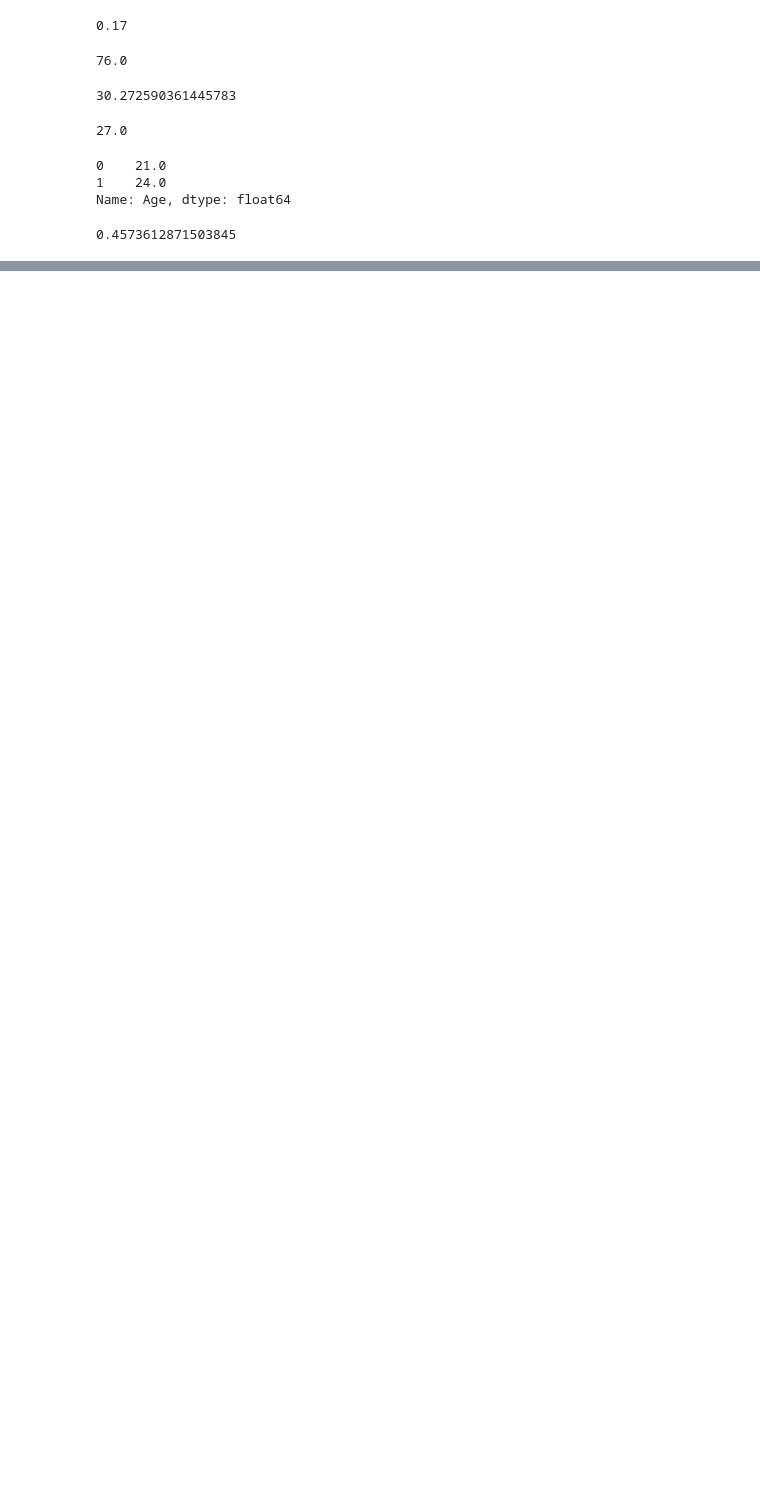
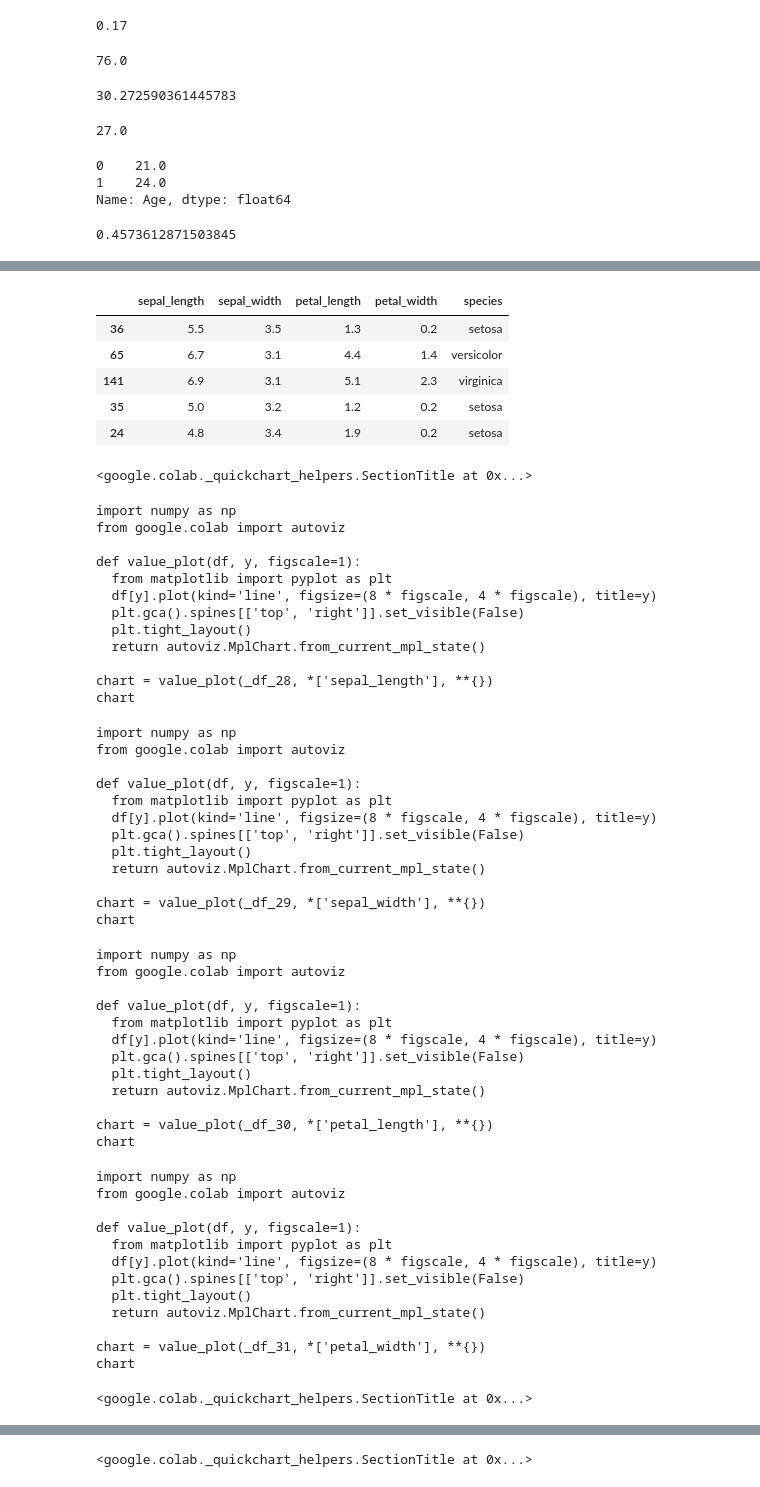
Before and after one commit to kumar11jr/Machine_learning, a Jupyter notebook: ml.ipynb, the cells around one changed output, grey strips where cells are left out. Cells and saved outputs as stored; diff of their text form; code cells hidden in the pictures; blank space fills up the shorter version.

```diff
--- a/ml.ipynb
+++ b/ml.ipynb
@@ -280,0 +492,2 @@ df2['Age'].skew()
+# %%
+flights = sb.load_dataset('flights')
@@ -280,0 +605,61 @@ df2['Age'].skew()
+# %%
+iris = sb.load_dataset('iris')
+# %%
+iris.sample(5)
+# %% [output]
+|  | sepal_length | sepal_width | petal_length | petal_width | species |
+| 36 | 5.5 | 3.5 | 1.3 | 0.2 | setosa |
+| 65 | 6.7 | 3.1 | 4.4 | 1.4 | versicolor |
+| 141 | 6.9 | 3.1 | 5.1 | 2.3 | virginica |
+| 35 | 5.0 | 3.2 | 1.2 | 0.2 | setosa |
+| 24 | 4.8 | 3.4 | 1.9 | 0.2 | setosa |
+<google.colab._quickchart_helpers.SectionTitle at 0x...>
+import numpy as np
+from google.colab import autoviz
+
+def value_plot(df, y, figscale=1):
+  from matplotlib import pyplot as plt
+  df[y].plot(kind='line', figsize=(8 * figscale, 4 * figscale), title=y)
+  plt.gca().spines[['top', 'right']].set_visible(False)
+  plt.tight_layout()
+  return autoviz.MplChart.from_current_mpl_state()
+
+chart = value_plot(_df_28, *['sepal_length'], **{})
+chart
+import numpy as np
+from google.colab import autoviz
+
+def value_plot(df, y, figscale=1):
+  from matplotlib import pyplot as plt
+  df[y].plot(kind='line', figsize=(8 * figscale, 4 * figscale), title=y)
+  plt.gca().spines[['top', 'right']].set_visible(False)
+  plt.tight_layout()
+  return autoviz.MplChart.from_current_mpl_state()
+
+chart = value_plot(_df_29, *['sepal_width'], **{})
+chart
+import numpy as np
+from google.colab import autoviz
+
+def value_plot(df, y, figscale=1):
+  from matplotlib import pyplot as plt
+  df[y].plot(kind='line', figsize=(8 * figscale, 4 * figscale), title=y)
+  plt.gca().spines[['top', 'right']].set_visible(False)
+  plt.tight_layout()
+  return autoviz.MplChart.from_current_mpl_state()
+
+chart = value_plot(_df_30, *['petal_length'], **{})
+chart
+import numpy as np
+from google.colab import autoviz
+
+def value_plot(df, y, figscale=1):
+  from matplotlib import pyplot as plt
+  df[y].plot(kind='line', figsize=(8 * figscale, 4 * figscale), title=y)
+  plt.gca().spines[['top', 'right']].set_visible(False)
+  plt.tight_layout()
+  return autoviz.MplChart.from_current_mpl_state()
+
+chart = value_plot(_df_31, *['petal_width'], **{})
+chart
+<google.colab._quickchart_helpers.SectionTitle at 0x...>
@@ -280,0 +714 @@ df2['Age'].skew()
+<google.colab._quickchart_helpers.SectionTitle at 0x...>
```
Also changed, not shown: parts of 9 cells of this notebook.
